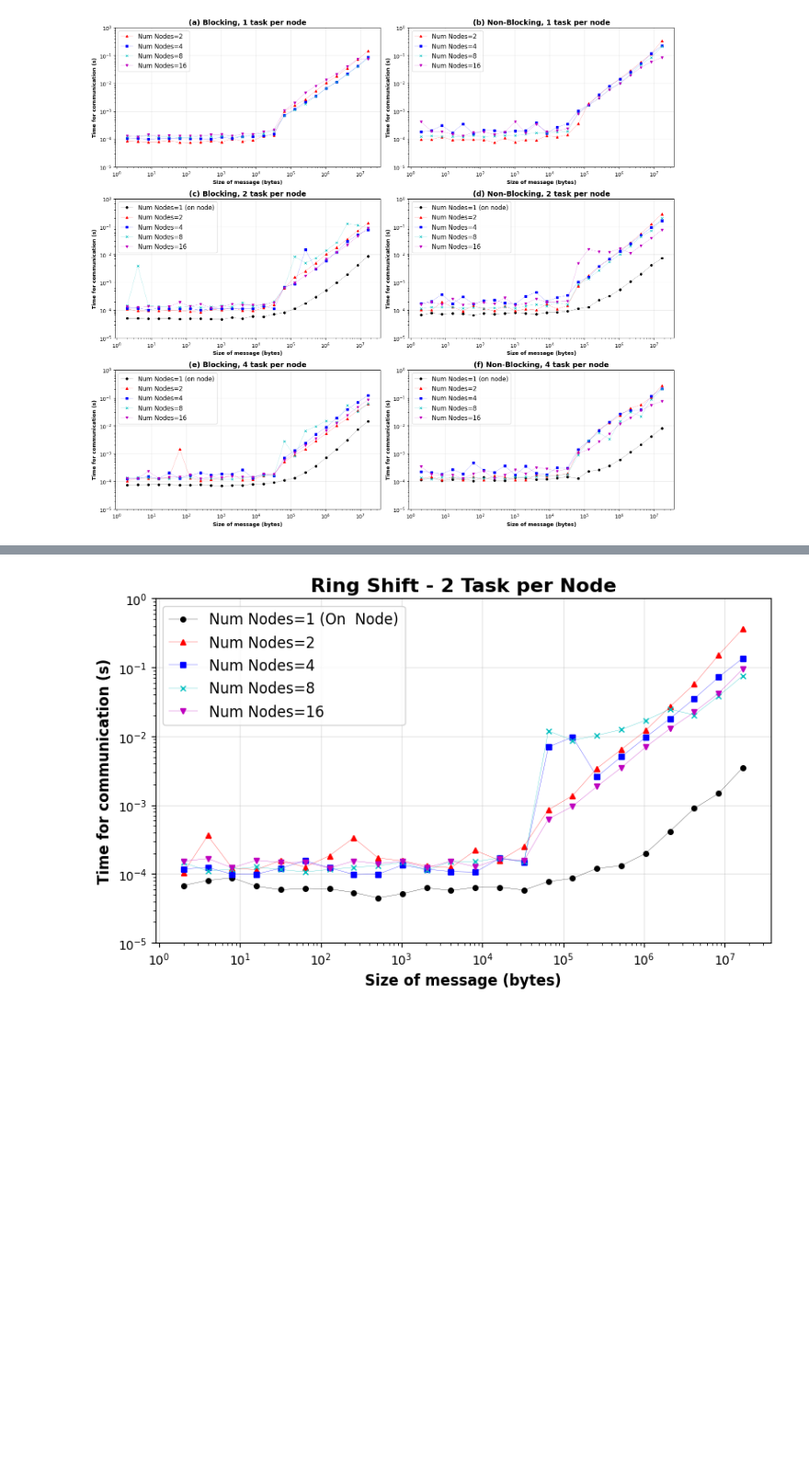
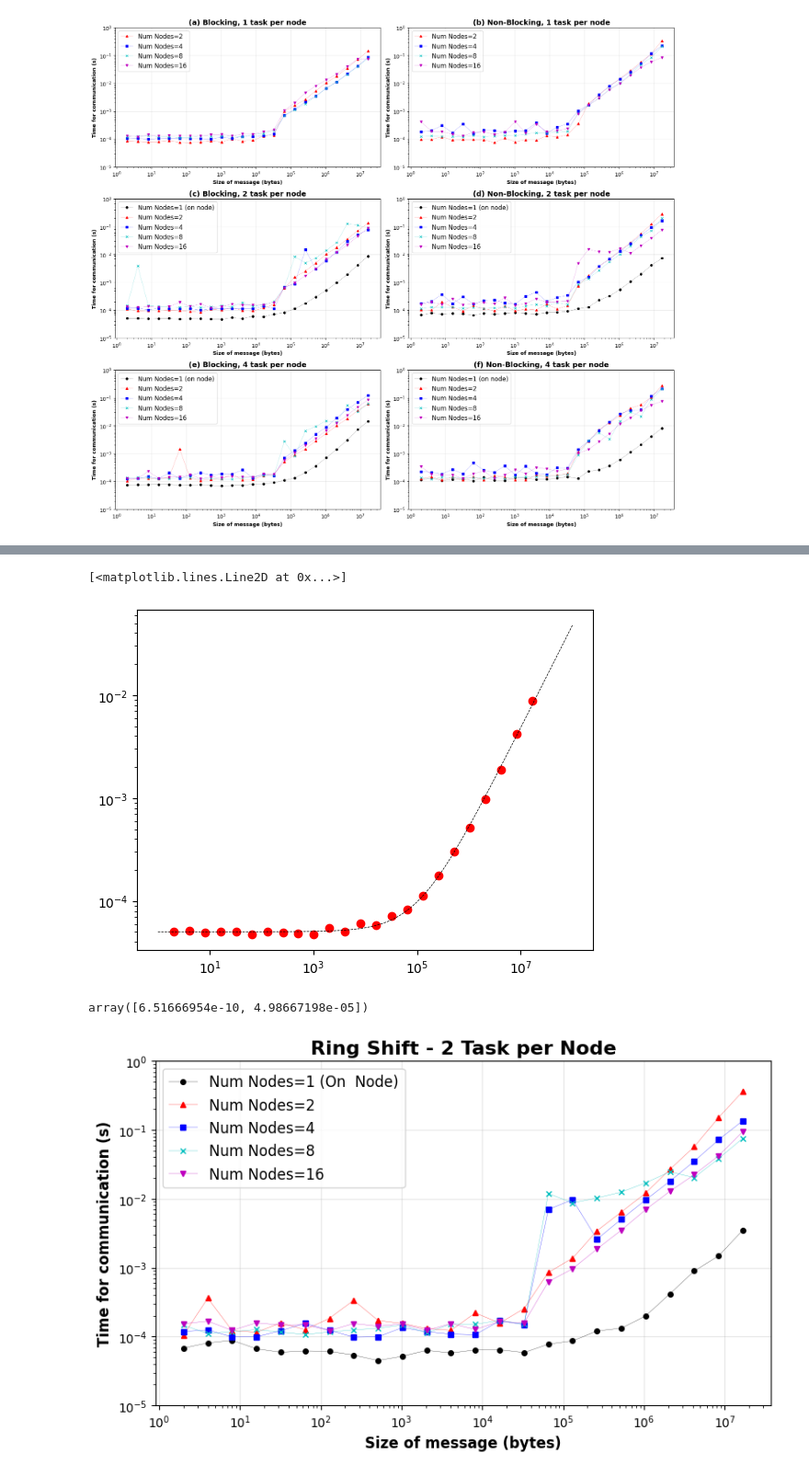
Before and after one commit to cmse822/project-3-mpi-p2p-team-2, a Jupyter notebook: Analysis/Analysis.ipynb, the cells around one changed output, grey strips where cells are left out. Shown: that part at 92% size. Drawn from its saved outputs; the diff is of its cells as text; code cells hidden in the pictures; blank space fills up the shorter version.

```diff
--- a/Analysis/Analysis.ipynb
+++ b/Analysis/Analysis.ipynb
@@ -422,0 +588,8 @@ fig.savefig('Fig03_RingShift.png', format='png', dpi=800)
+# %%
+plt.loglog(Data1.index.to_numpy(), Data1[col].to_numpy(), marker='o', color='r', ls='')
+xx = np.logspace(0, 8, num=100)
+yy = a + b * xx
+plt.loglog(xx, yy, color='k', ls='--', lw=0.5)
+# %% [output]
+[<matplotlib.lines.Line2D at 0x...>]
+[figure, added]
@@ -422,0 +599,10 @@ fig.savefig('Fig03_RingShift.png', format='png', dpi=800)
+# %%
+def error(X, Y, a, b):
+    YY = a + b * X
+    Error = abs(np.log10(Y) - np.log10(YY)).sum()
+    return Error
+
+Coeff = np.polyfit(X[:15], Y[:15], 1)
+Coeff
+# %% [output]
+array([6.51666954e-10, 4.98667198e-05])
```
Also changed, not shown: parts of 11 cells of this notebook, 10 other files.
